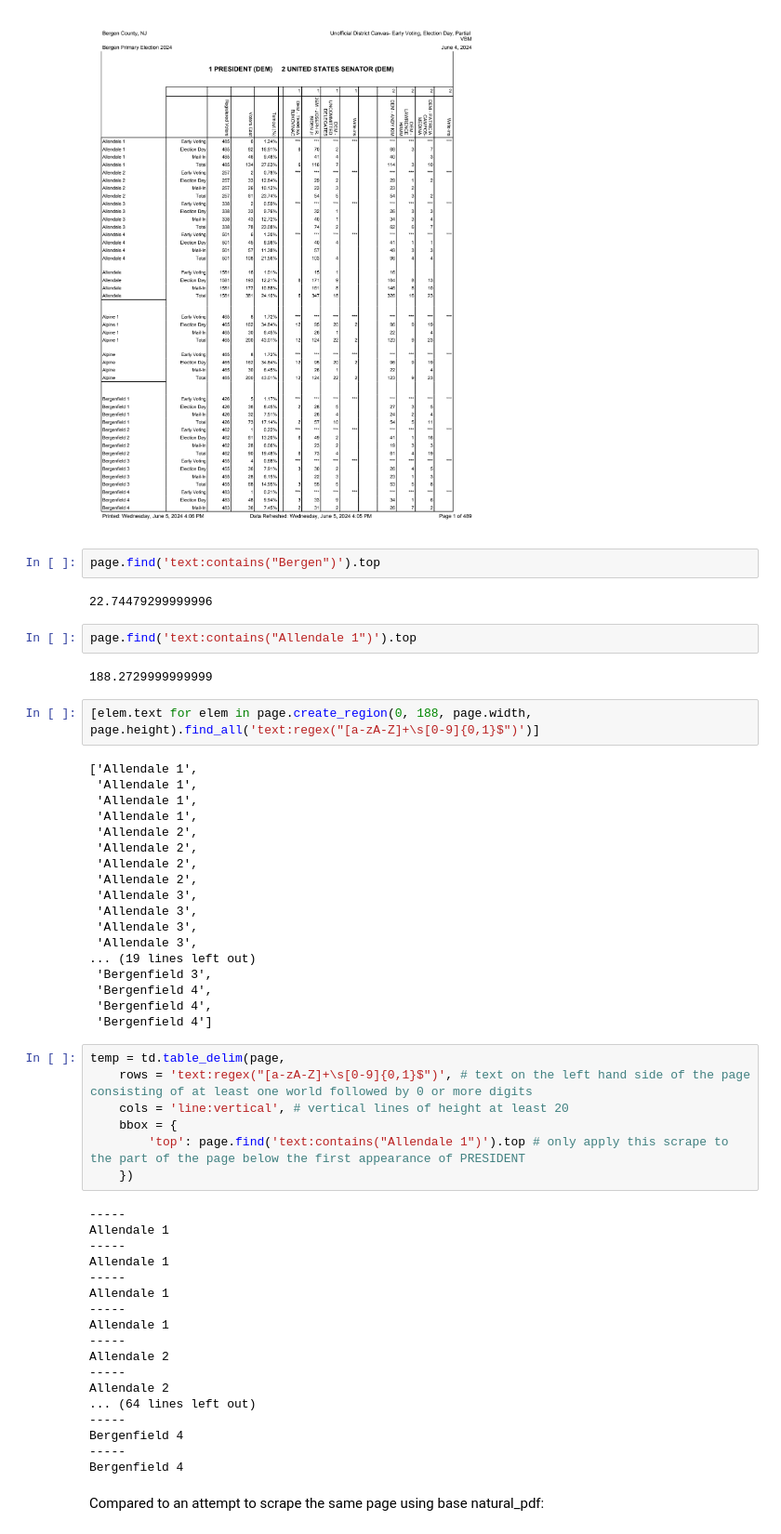
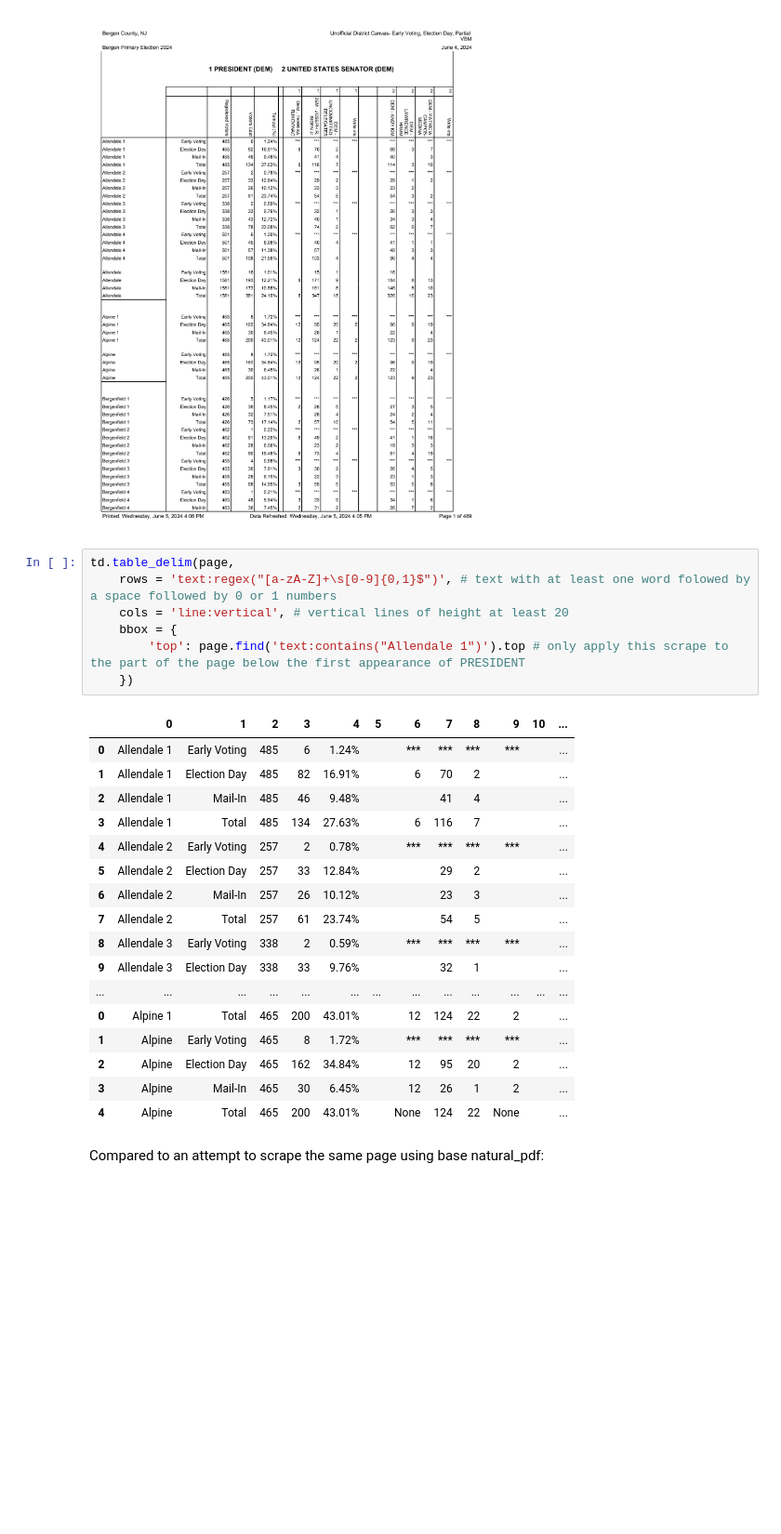
Before and after one commit to declanrjb/naturalpdf-table-delim, a Jupyter notebook: README.ipynb, the cells around one changed output. Shown at 93% size. Cells and saved outputs as stored; diff of their text form; blank space fills up the shorter version.

```diff
--- a/README.ipynb
+++ b/README.ipynb
@@ -33,58 +33,30 @@ page = pdf.pages[0]
 page.show()
 # %% [output]
 [figure]
-# %%
-page.find('text:contains("Bergen")').top
-# %% [output]
-22.74479299999996
-# %%
-page.find('text:contains("Allendale 1")').top
-# %% [output]
-188.2729999999999
-# %%
-[elem.text for elem in page.create_region(0, 188, page.width, page.height).find_all('text:regex("[a-zA-Z]+\s[0-9]{0,1}$")')]
-# %% [output]
-['Allendale 1',
- 'Allendale 1',
- 'Allendale 1',
- 'Allendale 1',
- 'Allendale 2',
- 'Allendale 2',
- 'Allendale 2',
- 'Allendale 2',
- 'Allendale 3',
- 'Allendale 3',
- 'Allendale 3',
- 'Allendale 3',
-... (19 lines left out)
- 'Bergenfield 3',
- 'Bergenfield 4',
- 'Bergenfield 4',
- 'Bergenfield 4']
 # %%
-temp = td.table_delim(page,
-    rows = 'text:regex("[a-zA-Z]+\s[0-9]{0,1}$")', # text on the left hand side of the page consisting of at least one world followed by 0 or more digits
+td.table_delim(page,
+    rows = 'text:regex("[a-zA-Z]+\s[0-9]{0,1}$")', # text with at least one word folowed by a space followed by 0 or 1 numbers
     cols = 'line:vertical', # vertical lines of height at least 20
     bbox = {
         'top': page.find('text:contains("Allendale 1")').top # only apply this scrape to the part of the page below the first appearance of PRESIDENT
     })
 # %% [output]
------
-Allendale 1
------
-Allendale 1
------
-Allendale 1
------
-Allendale 1
------
-Allendale 2
------
-Allendale 2
-... (64 lines left out)
------
-Bergenfield 4
------
-Bergenfield 4
+|  | 0 | 1 | 2 | 3 | 4 | 5 | 6 | 7 | 8 | 9 | 10 | ... |
+| 0 | Allendale 1 | Early Voting | 485 | 6 | 1.24% |  | *** | *** | *** | *** |  | ... |
+| 1 | Allendale 1 | Election Day | 485 | 82 | 16.91% |  | 6 | 70 | 2 |  |  | ... |
+| 2 | Allendale 1 | Mail-In | 485 | 46 | 9.48% |  |  | 41 | 4 |  |  | ... |
+| 3 | Allendale 1 | Total | 485 | 134 | 27.63% |  | 6 | 116 | 7 |  |  | ... |
+| 4 | Allendale 2 | Early Voting | 257 | 2 | 0.78% |  | *** | *** | *** | *** |  | ... |
+| 5 | Allendale 2 | Election Day | 257 | 33 | 12.84% |  |  | 29 | 2 |  |  | ... |
+| 6 | Allendale 2 | Mail-In | 257 | 26 | 10.12% |  |  | 23 | 3 |  |  | ... |
+| 7 | Allendale 2 | Total | 257 | 61 | 23.74% |  |  | 54 | 5 |  |  | ... |
+| 8 | Allendale 3 | Early Voting | 338 | 2 | 0.59% |  | *** | *** | *** | *** |  | ... |
+| 9 | Allendale 3 | Election Day | 338 | 33 | 9.76% |  |  | 32 | 1 |  |  | ... |
+| ... | ... | ... | ... | ... | ... | ... | ... | ... | ... | ... | ... | ... |
+| 0 | Alpine 1 | Total | 465 | 200 | 43.01% |  | 12 | 124 | 22 | 2 |  | ... |
+| 1 | Alpine | Early Voting | 465 | 8 | 1.72% |  | *** | *** | *** | *** |  | ... |
+| 2 | Alpine | Election Day | 465 | 162 | 34.84% |  | 12 | 95 | 20 | 2 |  | ... |
+| 3 | Alpine | Mail-In | 465 | 30 | 6.45% |  | 12 | 26 | 1 | 2 |  | ... |
+| 4 | Alpine | Total | 465 | 200 | 43.01% |  | None | 124 | 22 | None |  | ... |
 # %% [markdown]
 Compared to an attempt to scrape the same page using base natural_pdf:
```
Also changed, not shown: parts of 1 cell of this notebook, 2 other files.
